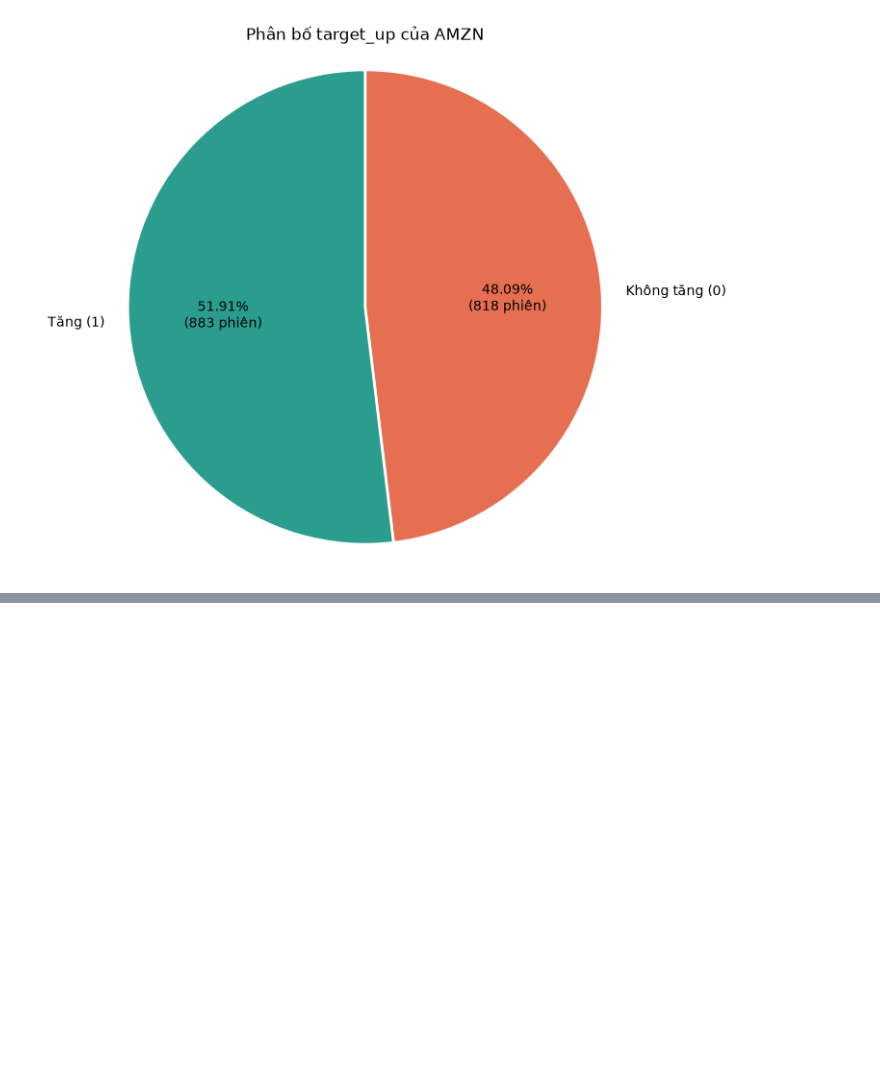
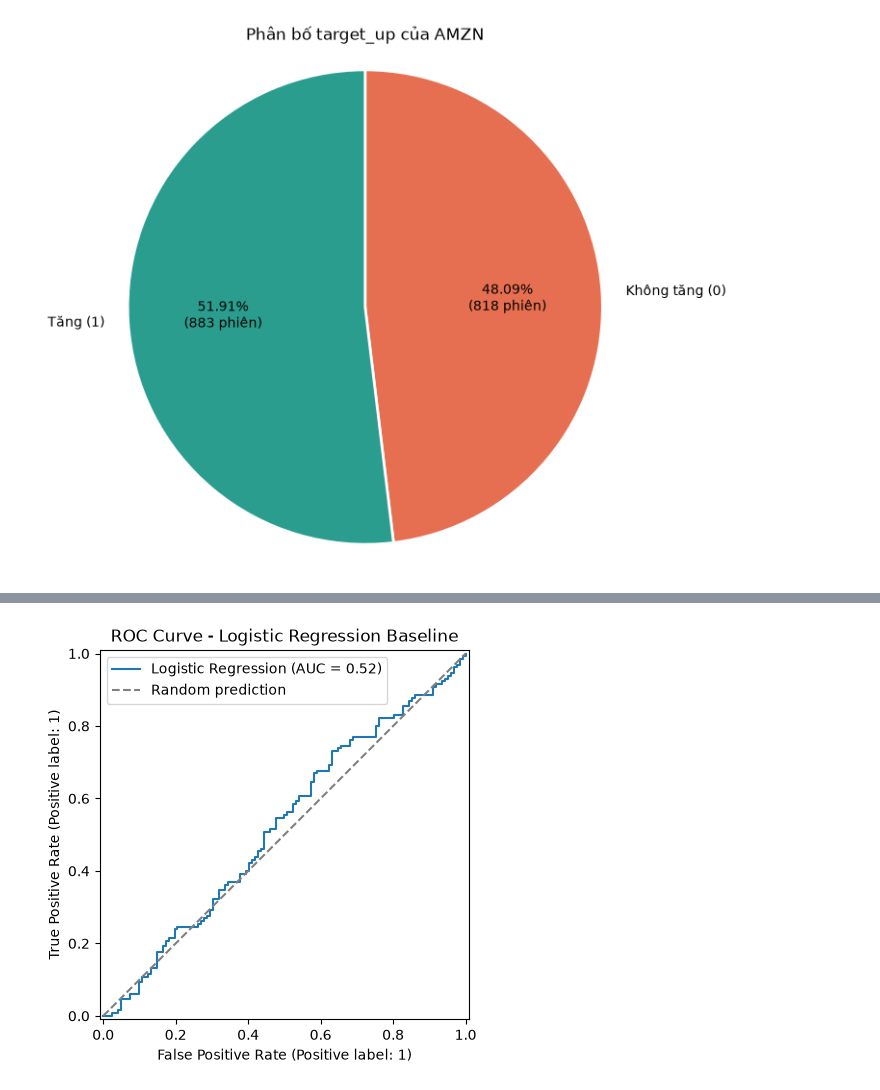
Before and after one commit to formerchild05/INT3234E_1, a Jupyter notebook: module/les3/asg/asignment3.ipynb, the cells around one changed output, grey strips where cells are left out. Saved outputs shown, nothing was run; the diff lists cells and outputs as text; code cells hidden in the pictures; blank space fills up the shorter version.

```diff
--- a/module/les3/asg/asignment3.ipynb
+++ b/module/les3/asg/asignment3.ipynb
@@ -598,0 +819,20 @@ plt.show()
+# %%
+RocCurveDisplay.from_predictions(
+    y_validation,
+    y_validation_prob,
+    name='Logistic Regression'
+)
+
+plt.plot(
+    [0, 1],
+    [0, 1],
+    linestyle='--',
+    color='gray',
+    label='Random prediction'
+)
+
+plt.title('ROC Curve - Logistic Regression Baseline')
+plt.legend()
+plt.show()
+# %% [output]
+[figure, added]
```
Also changed, not shown: parts of 11 cells of this notebook, 2 other files.
